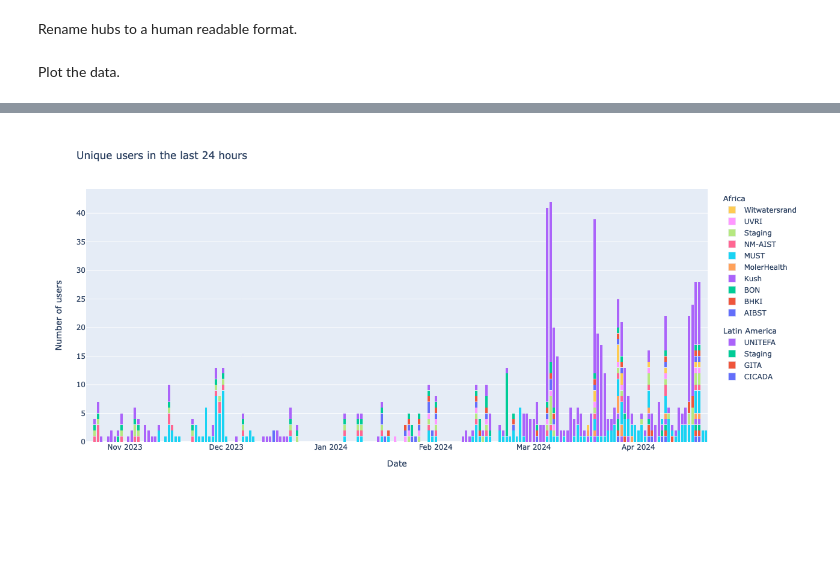
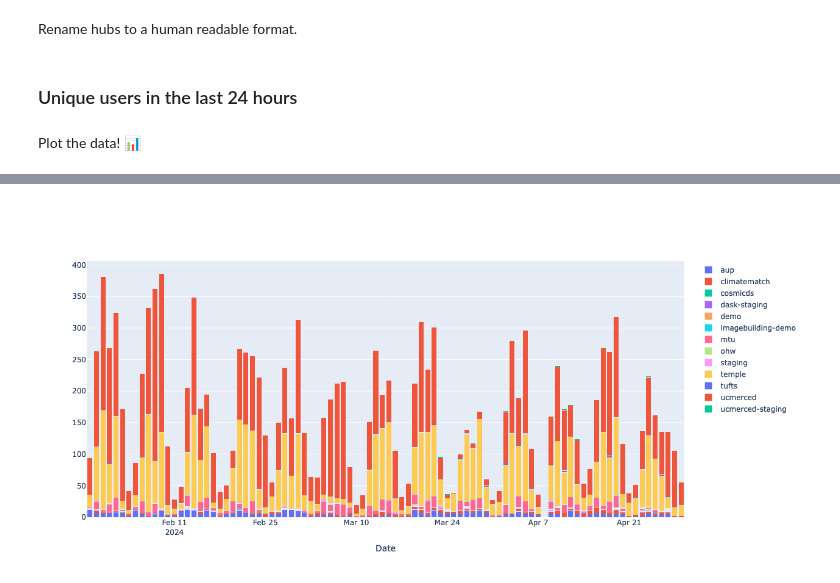
Before and after one commit to 2i2c-org/team-compass, a Jupyter notebook: partnerships/community_success/hub-activity.ipynb, the cells around one changed output, grey strips where cells are left out. Cells and saved outputs as stored; diff of their text form; code cells hidden in the pictures; blank space fills up the shorter version.

```diff
--- a/partnerships/community_success/hub-activity.ipynb
+++ b/partnerships/community_success/hub-activity.ipynb
@@ -151,7 +133,5 @@ prometheus_uid = [get_default_prometheus_uid(
 # %% [markdown]
 Call the `get_pandas_prometheus()` function.
 # %%
-prometheus = [get_pandas_prometheus(
-    "https://grafana.pilot.2i2c.cloud", GRAFANA_TOKEN, uid
-) for uid in prometheus_uid]
+prometheus = get_pandas_prometheus("https://grafana.pilot.2i2c.cloud", GRAFANA_TOKEN, prometheus_uid)
 # %% [markdown]
@@ -167,7 +154,7 @@ Evaluate the query and output to a pandas dataframe.
 # %%
-dfs = [p.query_range(
+df = prometheus.query_range(
     query,
-    dateparser_parse("6 months ago"),
+    dateparser_parse("3 months ago"),
     dateparser_parse("now"),
     "1d",
-) for p in prometheus]
+)
@@ -179,2 +165,4 @@ dfs[1].index = dfs[1].index.floor('D')
+# %%
+df.index = df.index.floor('D')
 # %% [markdown]
 Rename hubs to a human readable format.
@@ -204,32 +169,25 @@ dfs = [df.rename(columns=dict(zip(df.columns, name))) for (df, name) in zip(dfs,
+# %%
+df.columns = [re.findall(r'[^"]+', col)[1] for col in df.columns]
+# %% [markdown]
+### Unique users in the last 24 hours
 # %% [markdown]
-Plot the data.
+Plot the data! 📊
 # %%
 fig = go.Figure()
-for col in dfs[0].columns:
+for col in df.columns:
     fig.add_trace(go.Bar(
-        x=dfs[0].index,
-        y=dfs[0][col],
-        legendgrouptitle_text="Africa",
-        legendgroup="africa",
-        name=f"{col}",
-        )
-    )
-for col in dfs[1].columns:
-    fig.add_trace(go.Bar(
-        x=dfs[1].index,
-        y=dfs[1][col],
-        legendgrouptitle_text="Latin America",
-        legendgroup="latam",
+        x=df.index,
+        y=df[col],
         name=f"{col}",
         )
     )
 fig.update_layout(
-    title_text="Unique users in the last 24 hours",
     xaxis_title="Date",
     width=800,
     height=600,
     legend=dict(groupclick="toggleitem"),
     barmode='stack',
+    legend_traceorder="normal",
     )
 fig.show()
 # %% [output]
@@ -236 +195 @@ fig.show()
-[figure, old version]
+[figure, new version]
```
Also changed, not shown: parts of 22 cells of this notebook, 1 other file.
